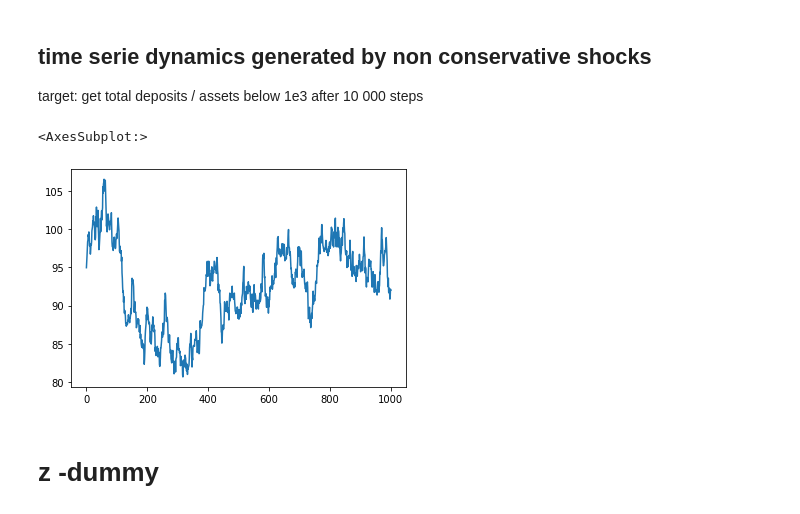
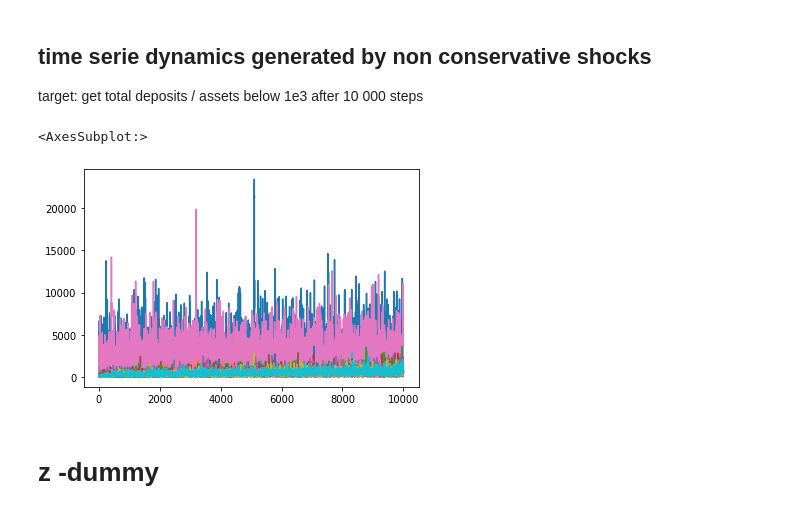
Before and after one commit to Victor-Le-Coz/secured_interbank_network_public, a Jupyter notebook: tests.ipynb, the cells around one changed output. Saved outputs shown, nothing was run; the diff lists cells and outputs as text; code cells hidden in the pictures.

```diff
--- a/tests.ipynb
+++ b/tests.ipynb
@@ -637,25 +639,40 @@ def generate_non_conservative_shocks(
     return shocks
 # %%
 # define parameters
-deposits = np.random.rand(int(50))*100
-initial_deposits = np.random.rand(int(50))*100
+# deposits = np.random.rand(int(50))*100
+# initial_deposits = np.random.rand(int(50))*100
+deposits = pareto.rvs(
+    1.3,
+    loc=0,
+    scale=1,
+    size=50,
+    random_state=None,
+    )* 40.0
+
+initial_deposits = pareto.rvs(
+    1.3,
+    loc=0,
+    scale=1,
+    size=50,
+    random_state=None,
+    )* 40.0
 total_assets = deposits
 law ="normal-mean-reverting"
-vol = 0.01
+vol = 0.3
 # %%
 # run analysis
 
 deposits_time_serie = pd.DataFrame(columns=range(50),index=range(10000))
 
-for step in range(10000):
+for step in range(100000):
     shocks = generate_non_conservative_shocks(deposits, initial_deposits, deposits, law, vol)
     deposits = deposits + shocks
     deposits_time_serie.loc[step] = deposits
 # %%
-deposits_time_serie.loc[0:1000,6].plot()
+deposits_time_serie.loc[0:100000].plot(legend=False)
 # %% [output]
 <AxesSubplot:>
-[figure, old version]
+[figure, new version]
 # %% [markdown]
 # z -dummy
 # %%
```
Also changed, not shown: parts of 2 cells of this notebook, 6 other files.
